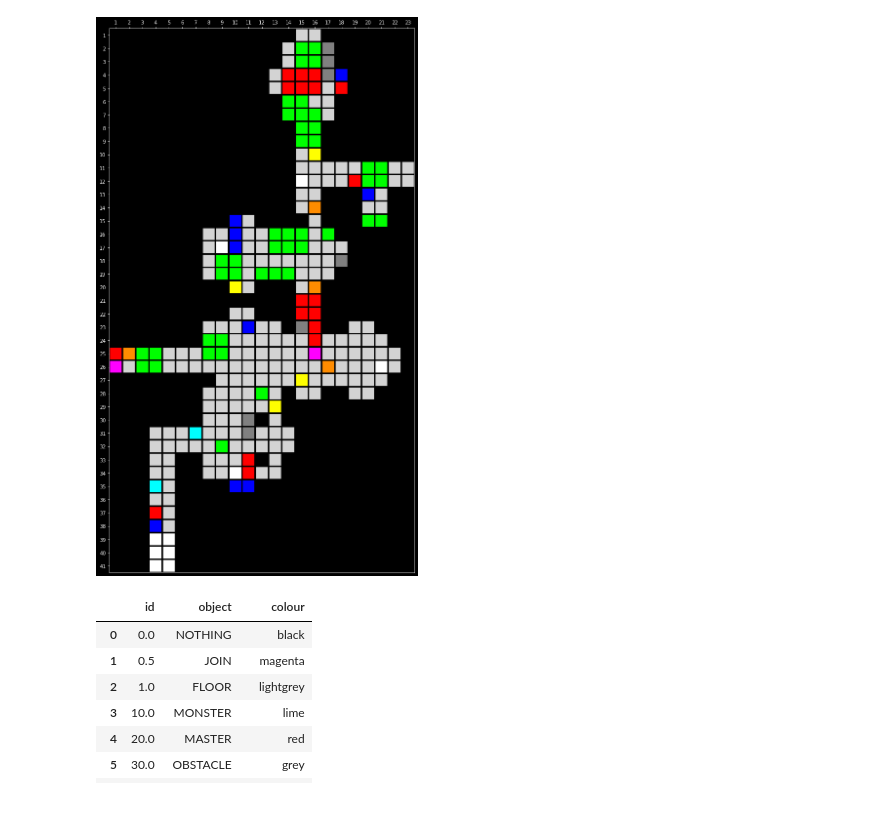
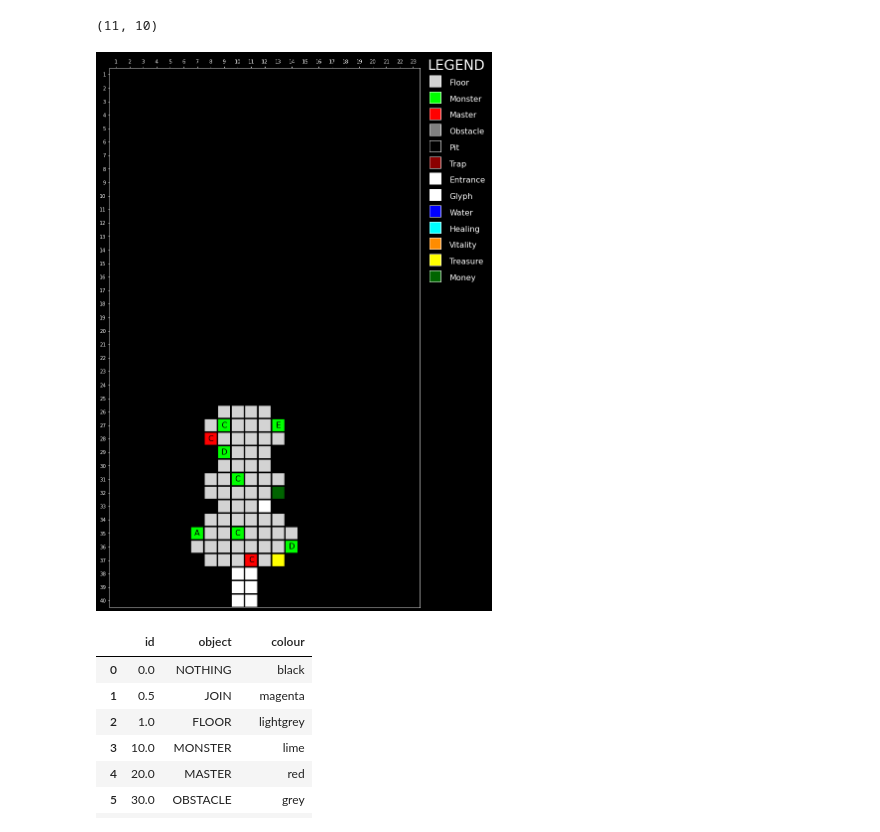
Before and after one commit to KevinCarr42/Descent_AI, a Jupyter notebook: game_testing.ipynb, the cells around one changed output. Drawn from its saved outputs; the diff is of its cells as text; code cells hidden in the pictures.

Commit message:
plotting function with fog of war functionality

```diff
--- a/game_testing.ipynb
+++ b/game_testing.ipynb
@@ -122,3 +122,7 @@ d.ai_overlord.boss.movement, d.ai_overlord.boss.range
 # %%
 combined_map = d.combined_map
 label_map = d.label_map
+area_map = d.area_map
+# %%
+show_up_to_area_n = 1
+combined_map[area_map<=1]
@@ -125,45 +147,83 @@ label_map = d.label_map
+# %%
+xmin, ymin = min(combined_map.columns), min(combined_map.index)
+xmin, ymin
+# %% [output]
+(11, 10)
 # %%
+from matplotlib.lines import Line2D
+
 class Temp:
-    def __init__(self, combined_map, label_map):
+    def __init__(self, combined_map, label_map, area_map):
         self.combined_map = combined_map
         self.label_map = label_map
+        self.area_map = area_map
 
-    def show(self):
+    def show(self, show_up_to_area_n=None):
+        if show_up_to_area_n:
+            combined_map_to_plot = self.combined_map[self.area_map<=show_up_to_area_n]
+        else:
+            combined_map_to_plot = self.combined_map
+
         SCALE = 0.5
-        x, y = self.combined_map.shape
+        x, y = combined_map_to_plot.shape
+        label_size = 16
 
         cmap = ListedColormap(COLOUR_DF.colour.to_list())
         norm = BoundaryNorm(
-            COLOUR_DF.id.to_list(),
+            COLOUR_DF.id.to_list() + [max(COLOUR_DF.id.to_list())+1],
             cmap.N,
             clip=True
         )
 
         plt.figure(figsize=(SCALE*y, SCALE*x))
         plt.pcolor(
-            self.combined_map,
+            combined_map_to_plot,
             cmap=cmap,
             norm=norm,
             edgecolors='k',
             linewidth=3,
         )
 
         # ticks and labels
         ax = plt.gca()
         ax.invert_yaxis()
         ax.set_aspect('equal')
         ax.xaxis.tick_top()
         plt.xticks([i+0.5 for i in range(y)], [i+1 for i in range(y)])
         plt.yticks([i+0.5 for i in range(x)], [i+1 for i in range(x)])
 
         # labels
-        # TODO
+        xmin, ymin = min(combined_map_to_plot.columns), min(combined_map_to_plot.index)
+        for y in range(self.label_map.shape[0]):
+            for x in range(self.label_map.shape[1]):
+                label = self.label_map.iloc[y, x]
+                if pd.notna(label):
+                    plt.text(x-xmin+0.5, y-ymin+0.5, label, ha='center', va='center', color='black', size=label_size)
+
+        # Legend
+        labels = [x.title() for x in COLOUR_DF.object.to_list() if x != 'JOIN' and x != 'NOTHING']
+        colours = [cmap(COLOUR_DF.id.to_list().index(x)) for x in COLOUR_DF.id.to_list()[1:] if x != 0.5 and x != 99]
+
+        # Create square-shaped handles for the legend
+        square_handles = [Line2D([0], [0], marker='s', color='w', markerfacecolor=color, markersize=23, label=label, linewidth=0)
+                          for color, label in zip(colours, labels)]
+
+        plt.legend(
+            title='LEGEND',
+            title_fontsize=28,
+            handles=square_handles,
+            handleheight=2,
+            loc='upper left',
+            bbox_to_anchor=(1,1.03),
+            fontsize=16,
+            frameon=False
+        )
 
         plt.show()
 
-Temp(combined_map.fillna(0), label_map).show()
+Temp(combined_map, label_map, area_map).show(1)
 # %% [output]
-[figure, old version]
+[figure, new version]
 # %%
 display(COLOUR_DF), display(TERRAIN_DF)
 # %% [output]
```
Also changed, not shown: parts of 11 cells of this notebook.
